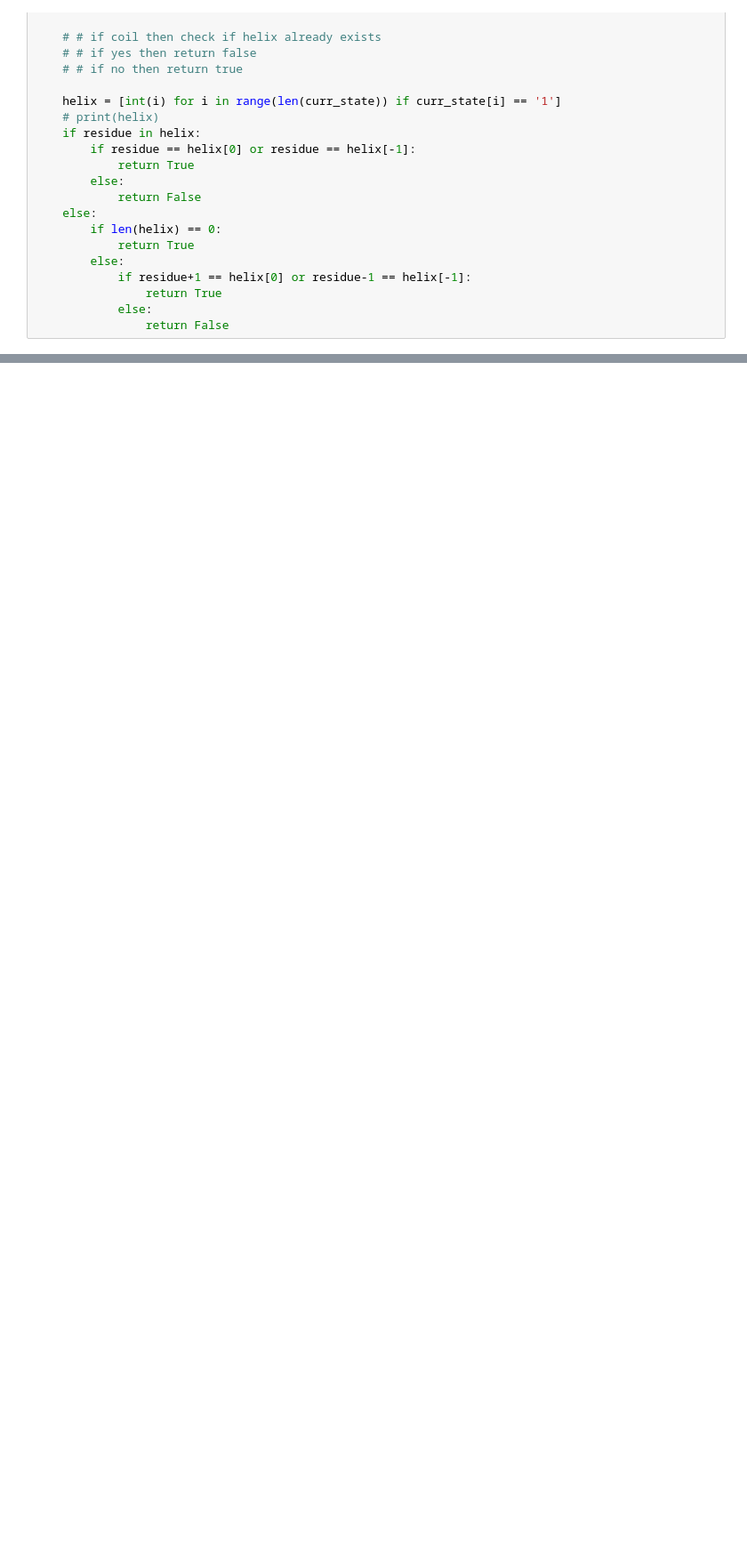
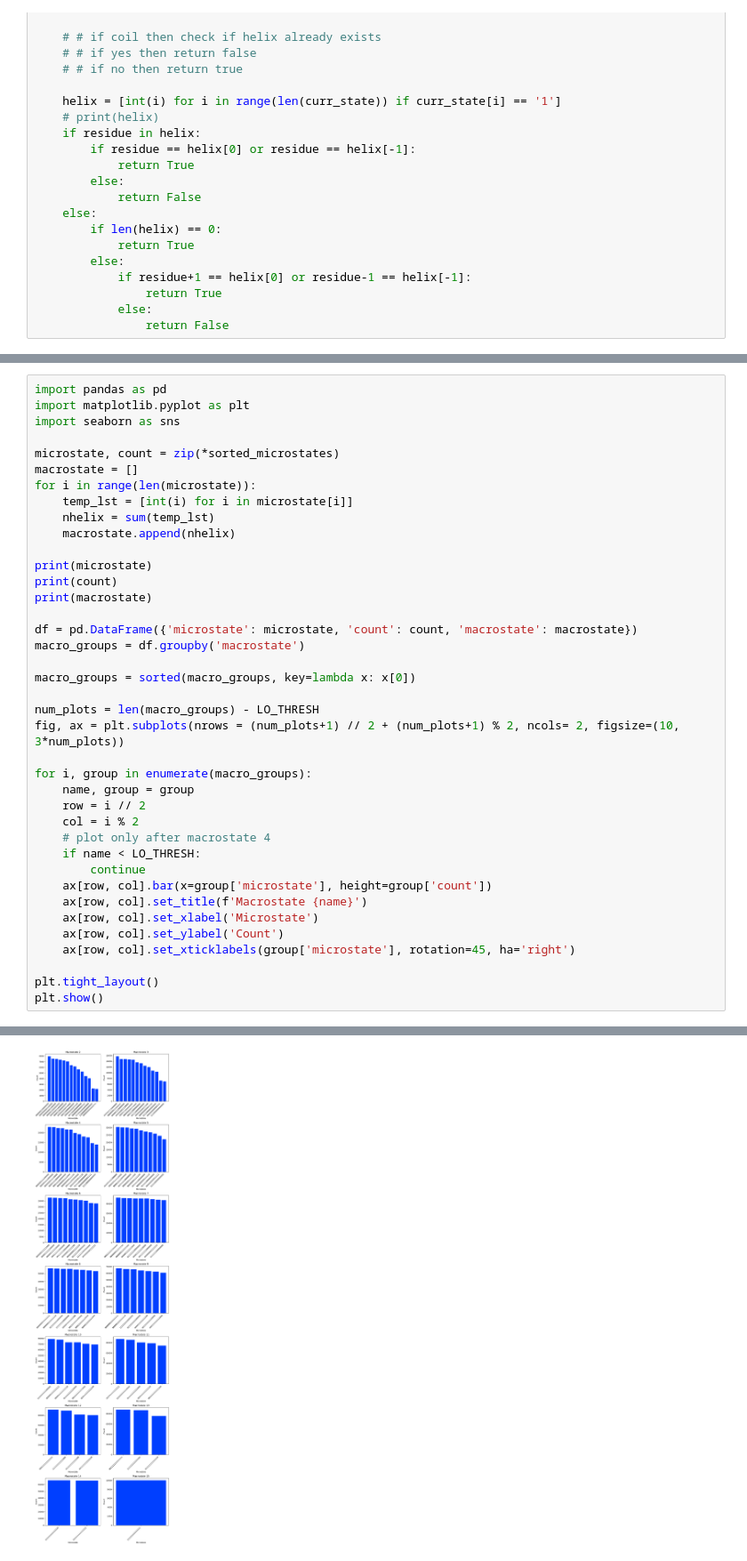
Before and after one commit to aadit-mahajan/assignment2-bt5340, a Jupyter notebook: MC.ipynb, the cells around one changed output, grey strips where cells are left out. Shown: that part at 89% size. Drawn from its saved outputs; the diff is of its cells as text; blank space fills up the shorter version.

```diff
--- a/MC.ipynb
+++ b/MC.ipynb
@@ -187,0 +235,40 @@ Estimated number of microscopic folding routes: 1427
+# %%
+import pandas as pd
+import matplotlib.pyplot as plt
+import seaborn as sns
+
+microstate, count = zip(*sorted_microstates)
+macrostate = []
+for i in range(len(microstate)):
+    temp_lst = [int(i) for i in microstate[i]]
+    nhelix = sum(temp_lst)
+    macrostate.append(nhelix)
+
+print(microstate)
+print(count)
+print(macrostate)
+
+df = pd.DataFrame({'microstate': microstate, 'count': count, 'macrostate': macrostate})
+macro_groups = df.groupby('macrostate')
+
+macro_groups = sorted(macro_groups, key=lambda x: x[0])
+
+num_plots = len(macro_groups) - LO_THRESH
+fig, ax = plt.subplots(nrows = (num_plots+1) // 2 + (num_plots+1) % 2, ncols= 2, figsize=(10, 3*num_plots))
+
+for i, group in enumerate(macro_groups):
+    name, group = group
+    row = i // 2
+    col = i % 2
+    # plot only after macrostate 4
+    if name < LO_THRESH:
+        continue
+    ax[row, col].bar(x=group['microstate'], height=group['count'])
+    ax[row, col].set_title(f'Macrostate {name}')
+    ax[row, col].set_xlabel('Microstate')
+    ax[row, col].set_ylabel('Count')
+    ax[row, col].set_xticklabels(group['microstate'], rotation=45, ha='right')
+
+plt.tight_layout()
+plt.show()
+# %% [output]
@@ -188,3 +278,4 @@ Estimated number of microscopic folding routes: 1427
+[figure, added]
 # %%
 # plotting the folding path
 folding_path = get_folding_route(path)
```
Also changed, not shown: parts of 17 cells of this notebook, 1 other file.
